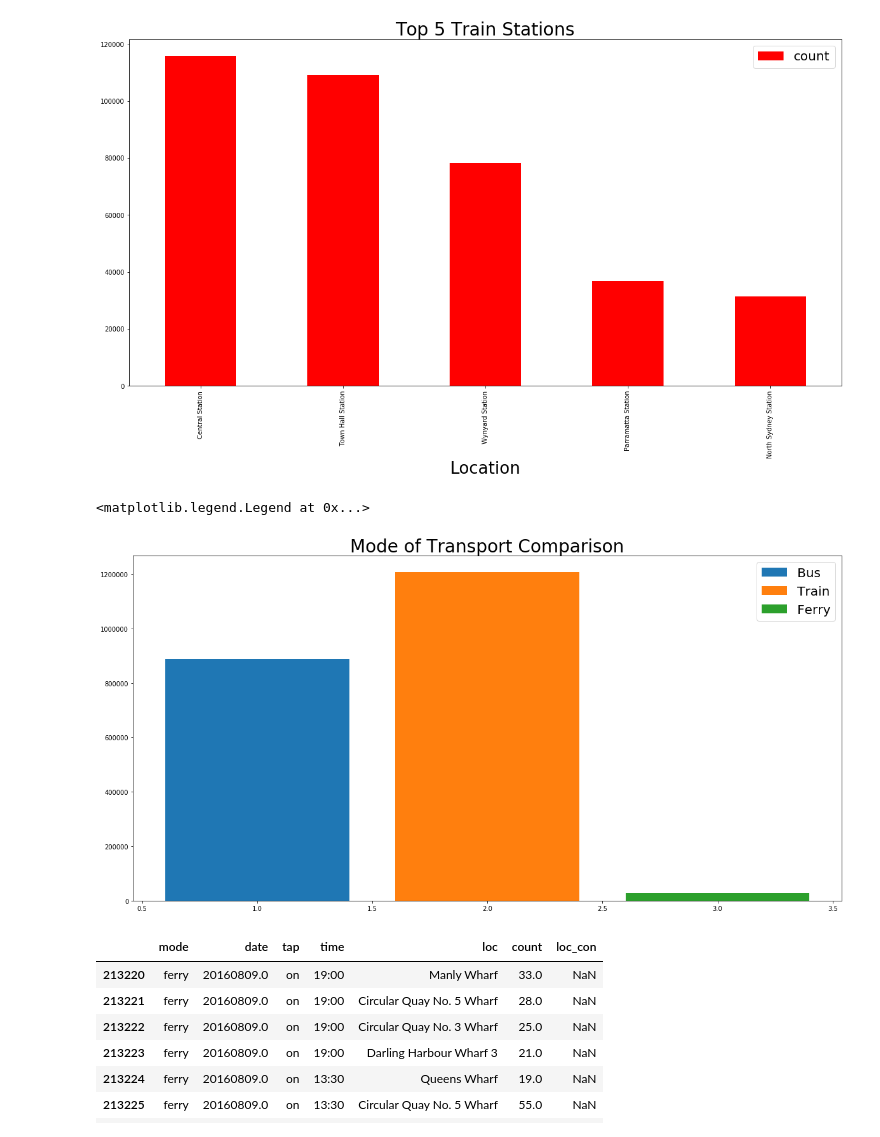
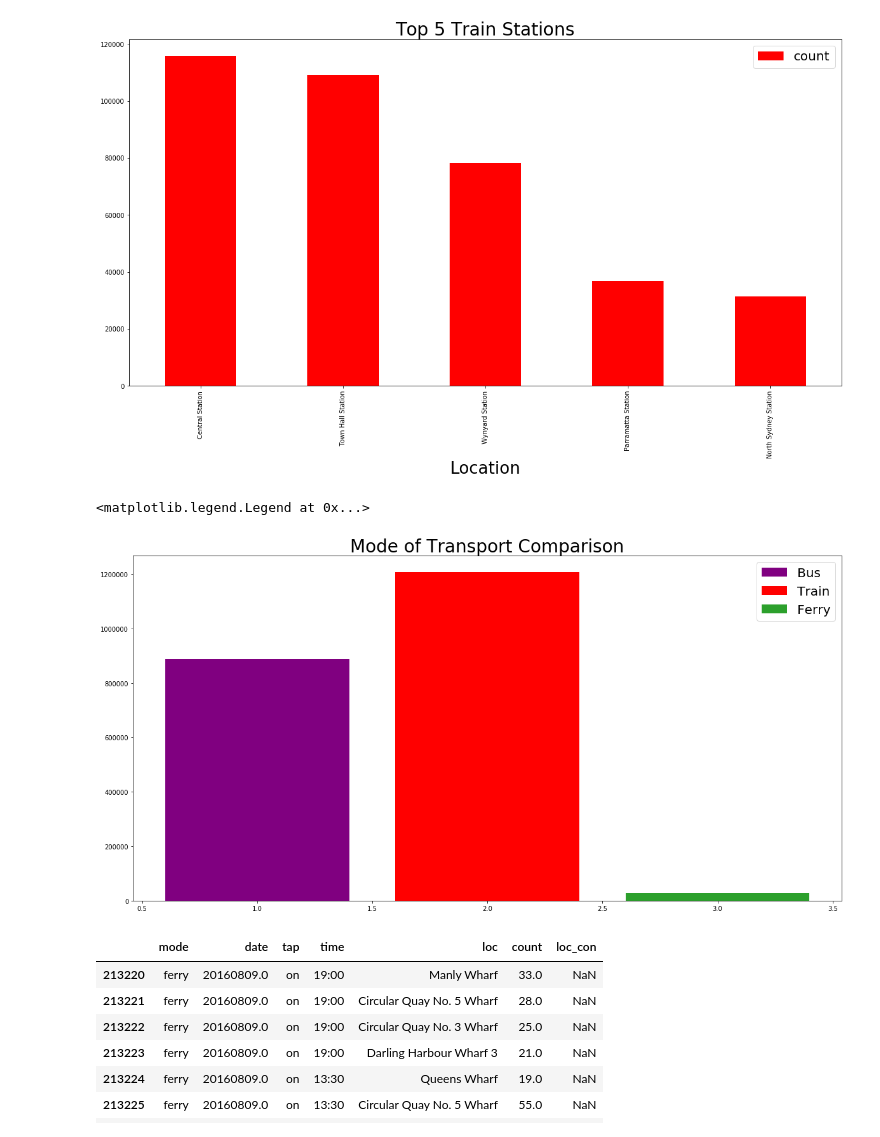
Before and after one commit to timtamtinyman999/code1161base, a Jupyter notebook: week6/OPEN_DATA_OPAL.ipynb, the cells around one changed output. Cells and saved outputs as stored; diff of their text form; code cells hidden in the pictures.

```diff
--- a/week6/OPEN_DATA_OPAL.ipynb
+++ b/week6/OPEN_DATA_OPAL.ipynb
@@ -197,16 +166,17 @@ plt.legend(prop={'size':20})
 # %%
 x = [1]
 x2 = [2]
 x3 = [3]
 y = [887124]
 y2 = [1206743]
 y3 = [28037]
-plt.bar(x, y, label='Bus')
-plt.bar(x2, y2, label='Train')
+plt.bar(x, y, label='Bus', facecolor = 'purple')
+plt.bar(x2, y2, label='Train', facecolor = 'red')
 plt.bar(x3, y3, label='Ferry')
 plt.title('Mode of Transport Comparison', fontsize=28)
 plt.legend(prop={'size':20})
+#plotting a comparative bar graph comparing different modes of transport
 # %% [output]
 <matplotlib.legend.Legend at 0x...>
-[figure, old version]
+[figure, new version]
 # %%
```
Also changed, not shown: parts of 27 cells of this notebook.
